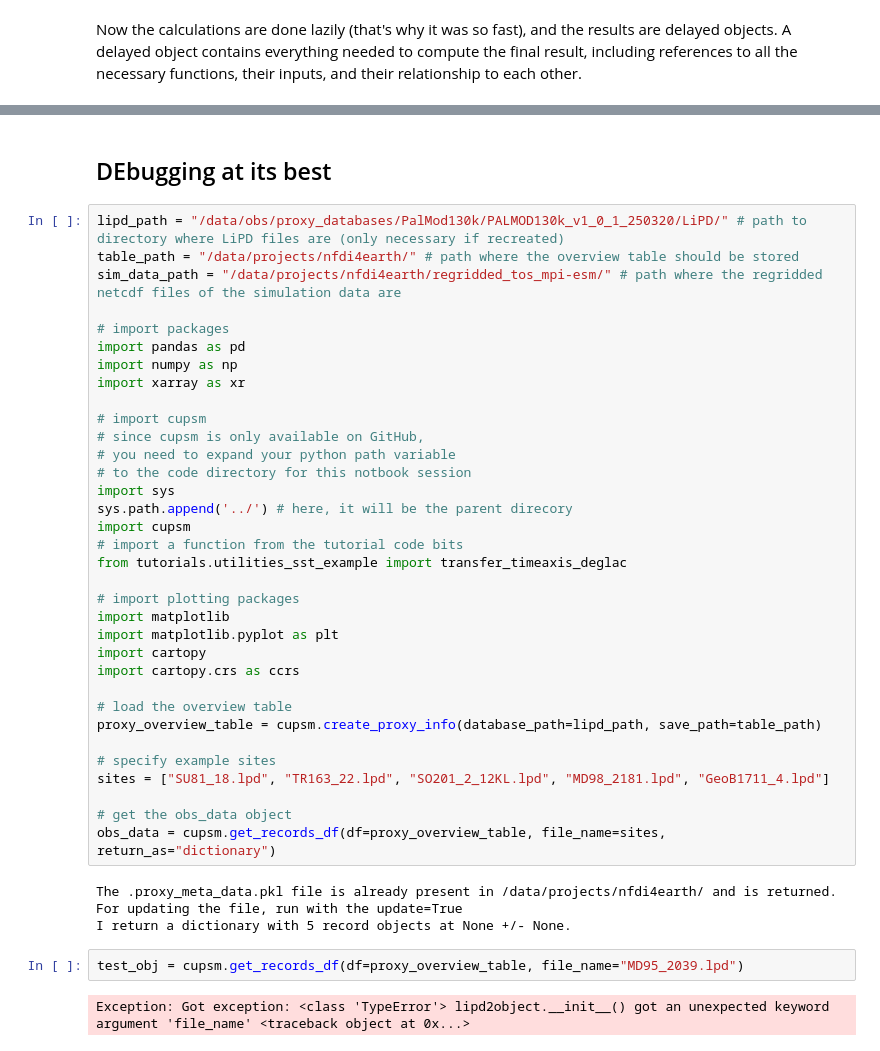
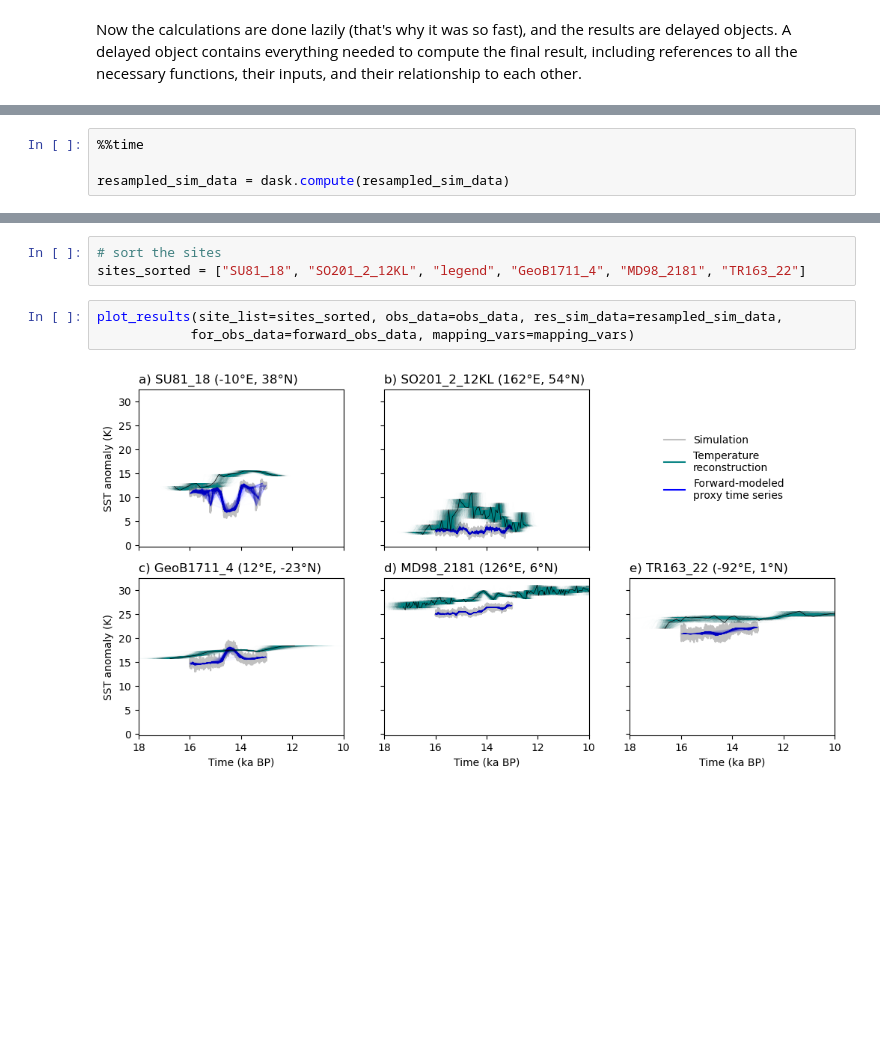
Before and after one commit to paleovar/cupsm, a Jupyter notebook: tutorials/Tutorial2-Forward_modelling.ipynb, the cells around one changed output, grey strips where cells are left out. Cells and saved outputs as stored; diff of their text form; blank space fills up the shorter version.

```diff
--- a/tutorials/Tutorial2-Forward_modelling.ipynb
+++ b/tutorials/Tutorial2-Forward_modelling.ipynb
@@ -515,0 +609,4 @@ MemoryError: Task 'finalize-70bf7df2-94f7-458c-ac46-27bb1fdaa542' has 27.54 GiB
+# %%
+%%time
+
+resampled_sim_data = dask.compute(resampled_sim_data)
@@ -570,44 +638,8 @@ Coordinates:
-# %% [markdown]
-## DEbugging at its best
-# %%
-lipd_path = "/data/obs/proxy_databases/PalMod130k/PALMOD130k_v1_0_1_250320/LiPD/" # path to directory where LiPD files are (only necessary if recreated)
-table_path = "/data/projects/nfdi4earth/" # path where the overview table should be stored
-sim_data_path = "/data/projects/nfdi4earth/regridded_tos_mpi-esm/" # path where the regridded netcdf files of the simulation data are
-
-# import packages
-import pandas as pd
-import numpy as np
-import xarray as xr
-
-# import cupsm
-# since cupsm is only available on GitHub,
-# you need to expand your python path variable
-# to the code directory for this notbook session
-import sys
-sys.path.append('../') # here, it will be the parent direcory
-import cupsm
-# import a function from the tutorial code bits
-from tutorials.utilities_sst_example import transfer_timeaxis_deglac
-
-# import plotting packages
-import matplotlib
-import matplotlib.pyplot as plt
-import cartopy
-import cartopy.crs as ccrs
-
-# load the overview table
-proxy_overview_table = cupsm.create_proxy_info(database_path=lipd_path, save_path=table_path)
-
-# specify example sites
-sites = ["SU81_18.lpd", "TR163_22.lpd", "SO201_2_12KL.lpd", "MD98_2181.lpd", "GeoB1711_4.lpd"]
-
-# get the obs_data object
-obs_data = cupsm.get_records_df(df=proxy_overview_table, file_name=sites, return_as="dictionary")
-# %% [output]
-The .proxy_meta_data.pkl file is already present in /data/projects/nfdi4earth/ and is returned.
-For updating the file, run with the update=True
-I return a dictionary with 5 record objects at None +/- None.
-# %%
-test_obj = cupsm.get_records_df(df=proxy_overview_table, file_name="MD95_2039.lpd")
-# %% [output]
-Exception: Got exception: <class 'TypeError'> lipd2object.__init__() got an unexpected keyword argument 'file_name' <traceback object at 0x...>
+# %%
+# sort the sites
+sites_sorted = ["SU81_18", "SO201_2_12KL", "legend", "GeoB1711_4", "MD98_2181", "TR163_22"]
+# %%
+plot_results(site_list=sites_sorted, obs_data=obs_data, res_sim_data=resampled_sim_data,
+            for_obs_data=forward_obs_data, mapping_vars=mapping_vars)
+# %% [output]
+[figure, added]
```
Also changed, not shown: parts of 33 cells of this notebook, 3 other files.
